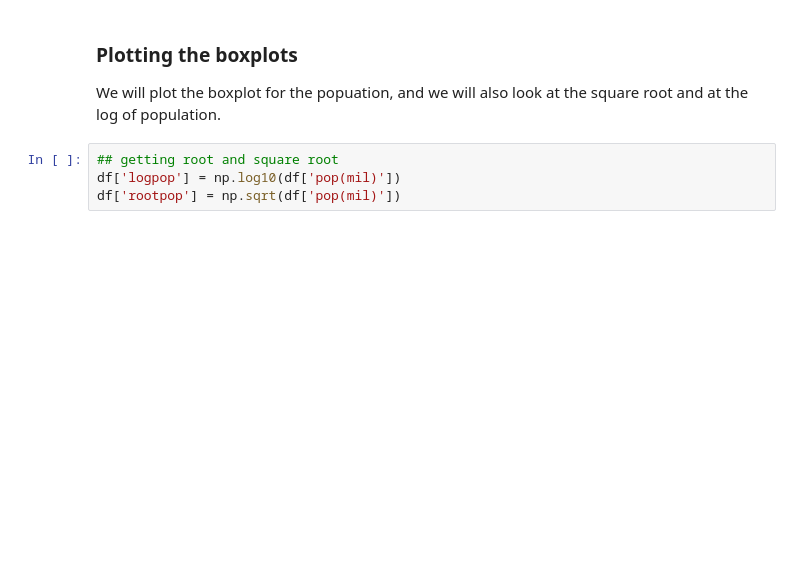
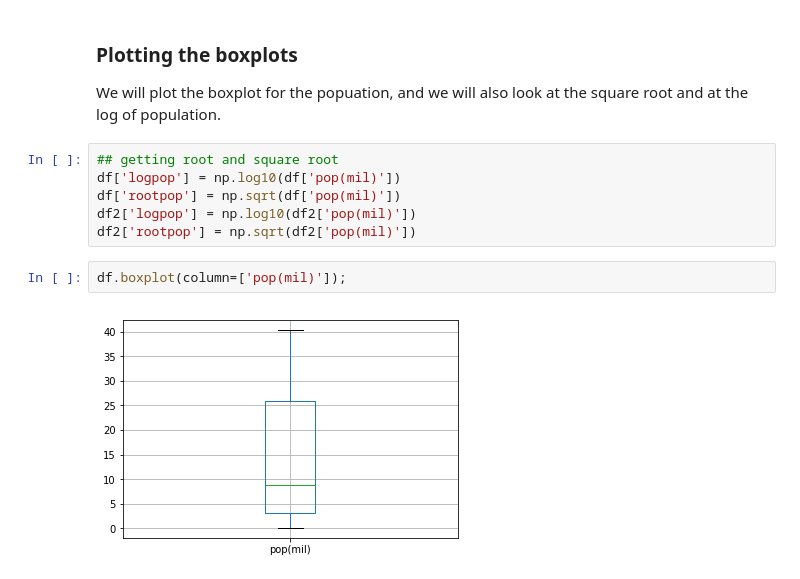
Before and after one commit to terezaif/workshops_data_exploration, a Jupyter notebook: notebooks/Data_summaries.ipynb, the cells around one changed output. Saved outputs shown, nothing was run; the diff lists cells and outputs as text; blank space fills up the shorter version.

```diff
--- a/notebooks/Data_summaries.ipynb
+++ b/notebooks/Data_summaries.ipynb
@@ -41,3 +60,9 @@ We will plot the boxplot for the popuation, and we will also look at the square
 ## getting root and square root
 df['logpop'] = np.log10(df['pop(mil)'])
 df['rootpop'] = np.sqrt(df['pop(mil)'])
+df2['logpop'] = np.log10(df2['pop(mil)'])
+df2['rootpop'] = np.sqrt(df2['pop(mil)'])
+# %%
+df.boxplot(column=['pop(mil)']);
+# %% [output]
+[figure, added]
```
Also changed, not shown: parts of 10 cells of this notebook, 2 other files.
